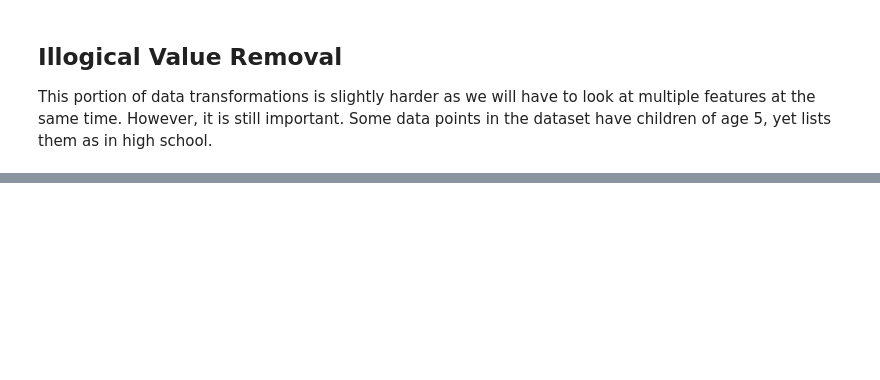
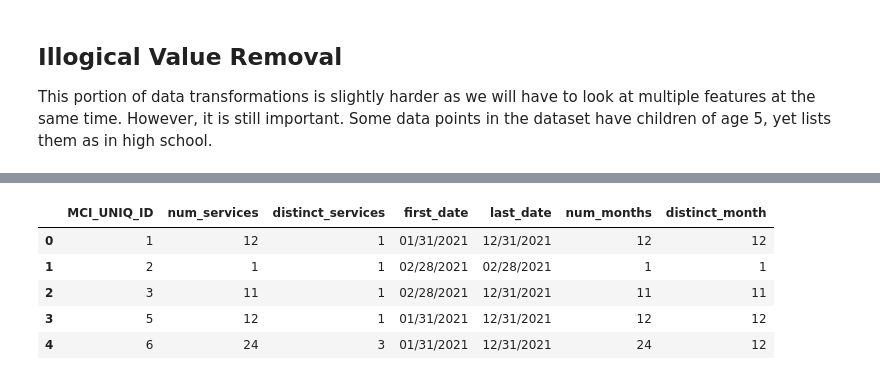
Before and after one commit to EVAnalysisCorp/topicsindatascience, a Jupyter notebook: sample_code/NB01_Tabular_EDA.ipynb, the cells around one changed output, grey strips where cells are left out. Cells and saved outputs as stored; diff of their text form; code cells hidden in the pictures; blank space fills up the shorter version.

```diff
--- a/sample_code/NB01_Tabular_EDA.ipynb
+++ b/sample_code/NB01_Tabular_EDA.ipynb
@@ -411,0 +413,5 @@ df.head()
+# %%
+#make a new month column
+#this is the first two characters of the date column and the last 5 characters of the column
+df["month"] = df["DATE_OF_EVENT"].str[:2] + df["DATE_OF_EVENT"].str[-5:]
+df.head()
@@ -430,0 +454,22 @@ df.shape
+# %%
+def get_client_attributes(services):
+    client_attributes = services.groupby(['MCI_UNIQ_ID']).agg(
+        num_services = ('service', 'count'),
+        distinct_services = ('service', 'nunique'),
+        first_date = ('DATE_OF_EVENT', 'min'),
+        last_date = ('DATE_OF_EVENT', 'max'),
+        num_months = ('month', 'count'),
+        distinct_month = ('month', 'nunique')
+    ).reset_index()
+
+    return client_attributes
+
+client_attributes = get_client_attributes(df)
+client_attributes.head()
+# %% [output]
+|  | MCI_UNIQ_ID | num_services | distinct_services | first_date | last_date | num_months | distinct_month |
+| 0 | 1 | 12 | 1 | 01/31/2021 | 12/31/2021 | 12 | 12 |
+| 1 | 2 | 1 | 1 | 02/28/2021 | 02/28/2021 | 1 | 1 |
+| 2 | 3 | 11 | 1 | 02/28/2021 | 12/31/2021 | 11 | 11 |
+| 3 | 5 | 12 | 1 | 01/31/2021 | 12/31/2021 | 12 | 12 |
+| 4 | 6 | 24 | 3 | 01/31/2021 | 12/31/2021 | 24 | 12 |
```
Also changed, not shown: parts of 17 cells of this notebook.
